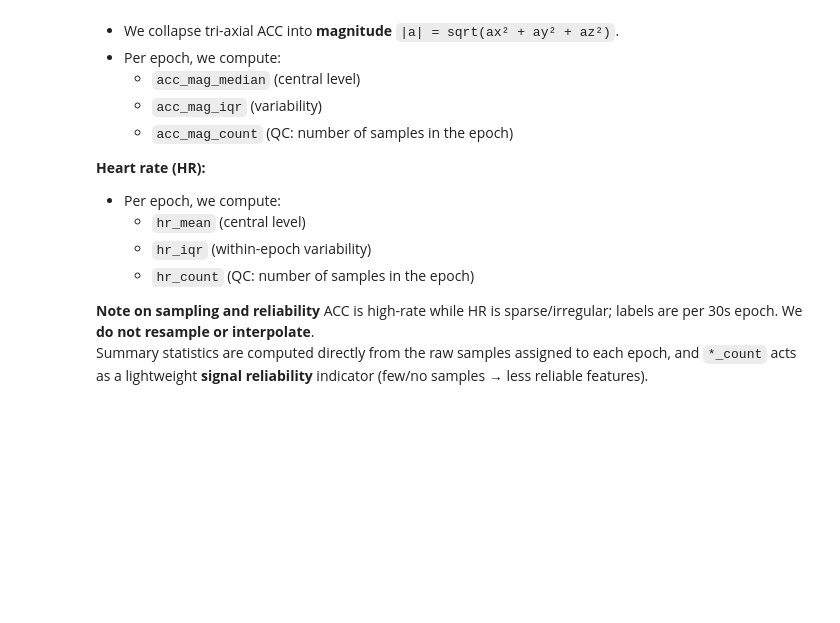
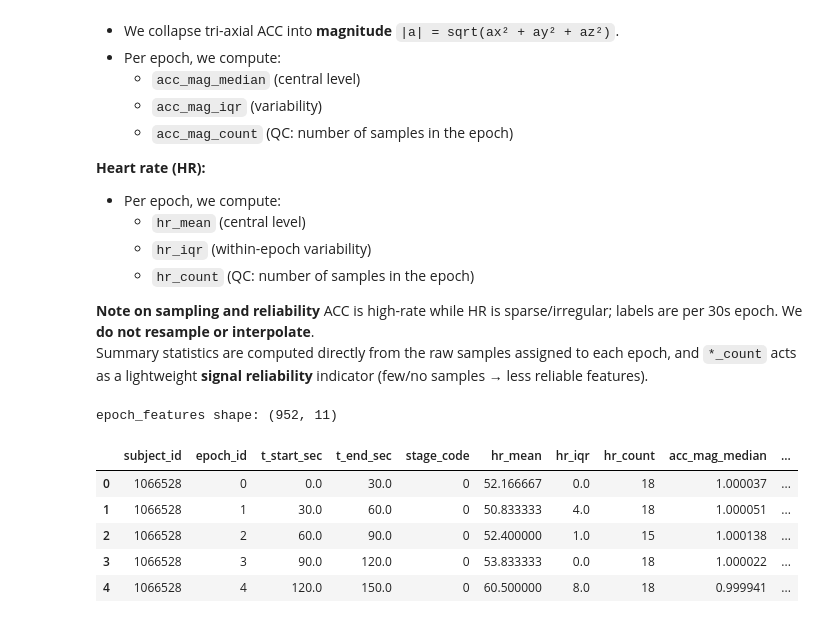
Before and after one commit to ChouaibB/wearables-ml-examples, a Jupyter notebook: notebooks/03_sleep_stage_classification_from_wrist_acc_hr_sleep_accel.ipynb, the cells around one changed output. Saved outputs shown, nothing was run; the diff lists cells and outputs as text; code cells hidden in the pictures; blank space fills up the shorter version.

```diff
--- a/notebooks/03_sleep_stage_classification_from_wrist_acc_hr_sleep_accel.ipynb
+++ b/notebooks/03_sleep_stage_classification_from_wrist_acc_hr_sleep_accel.ipynb
@@ -320,3 +320,44 @@ To keep the notebook **simple and robust** (and to avoid a “feature zoo”, es
 **Note on sampling and reliability**
 ACC is high-rate while HR is sparse/irregular; labels are per 30s epoch. We **do not resample or interpolate**.
 Summary statistics are computed directly from the raw samples assigned to each epoch, and `*_count` acts as a lightweight **signal reliability** indicator (few/no samples → less reliable features).
+# %%
+# --- Start from the epoch table (one row per 30s PSG epoch) ---
+epoch_features = epoch_raw[["subject_id", "epoch_id", "t_start_sec", "t_end_sec", "stage_code"]].copy()
+
+# --- HR features (per-epoch arrays -> scalar summaries) ---
+# hr_bpm is stored as an array in each row
+# treat missing (NaN) as empty
+hr_mean  = epoch_raw["hr_bpm"].apply(lambda a: float(pd.Series(a).mean()) if isinstance(a, np.ndarray) and a.size else np.nan)
+hr_iqr   = epoch_raw["hr_bpm"].apply(lambda a: float(pd.Series(a).quantile(0.75) - pd.Series(a).quantile(0.25)) if isinstance(a, np.ndarray) and a.size else np.nan)
+hr_count = epoch_raw["hr_bpm"].apply(lambda a: int(a.size) if isinstance(a, np.ndarray) else 0)
+
+epoch_features["hr_mean"]  = hr_mean
+epoch_features["hr_iqr"]   = hr_iqr
+epoch_features["hr_count"] = hr_count
+
+# --- ACC magnitude features (x/y/z arrays -> magnitude array -> scalar summaries) ---
+# Compute magnitude per epoch, then summarize
+acc_mag = epoch_raw.apply(
+    lambda r: np.sqrt(r["acc_x"]**2 + r["acc_y"]**2 + r["acc_z"]**2)
+    if isinstance(r["acc_x"], np.ndarray) else np.array([], dtype=float),
+    axis=1
+)
+
+acc_mag_median = acc_mag.apply(lambda a: float(pd.Series(a).median()) if len(a) else np.nan)
+acc_mag_iqr    = acc_mag.apply(lambda a: float(pd.Series(a).quantile(0.75) - pd.Series(a).quantile(0.25)) if len(a) else np.nan)
+acc_mag_count  = acc_mag.apply(lambda a: int(len(a)) if len(a) else 0)
+
+epoch_features["acc_mag_median"] = acc_mag_median
+epoch_features["acc_mag_iqr"]    = acc_mag_iqr
+epoch_features["acc_mag_count"]  = acc_mag_count
+
+print("epoch_features shape:", epoch_features.shape)
+display(epoch_features.head())
+# %% [output]
+epoch_features shape: (952, 11)
+|  | subject_id | epoch_id | t_start_sec | t_end_sec | stage_code | hr_mean | hr_iqr | hr_count | acc_mag_median | ... |
+| 0 | 1066528 | 0 | 0.0 | 30.0 | 0 | 52.166667 | 0.0 | 18 | 1.000037 | ... |
+| 1 | 1066528 | 1 | 30.0 | 60.0 | 0 | 50.833333 | 4.0 | 18 | 1.000051 | ... |
+| 2 | 1066528 | 2 | 60.0 | 90.0 | 0 | 52.400000 | 1.0 | 15 | 1.000138 | ... |
+| 3 | 1066528 | 3 | 90.0 | 120.0 | 0 | 53.833333 | 0.0 | 18 | 1.000022 | ... |
+| 4 | 1066528 | 4 | 120.0 | 150.0 | 0 | 60.500000 | 8.0 | 18 | 0.999941 | ... |
```
